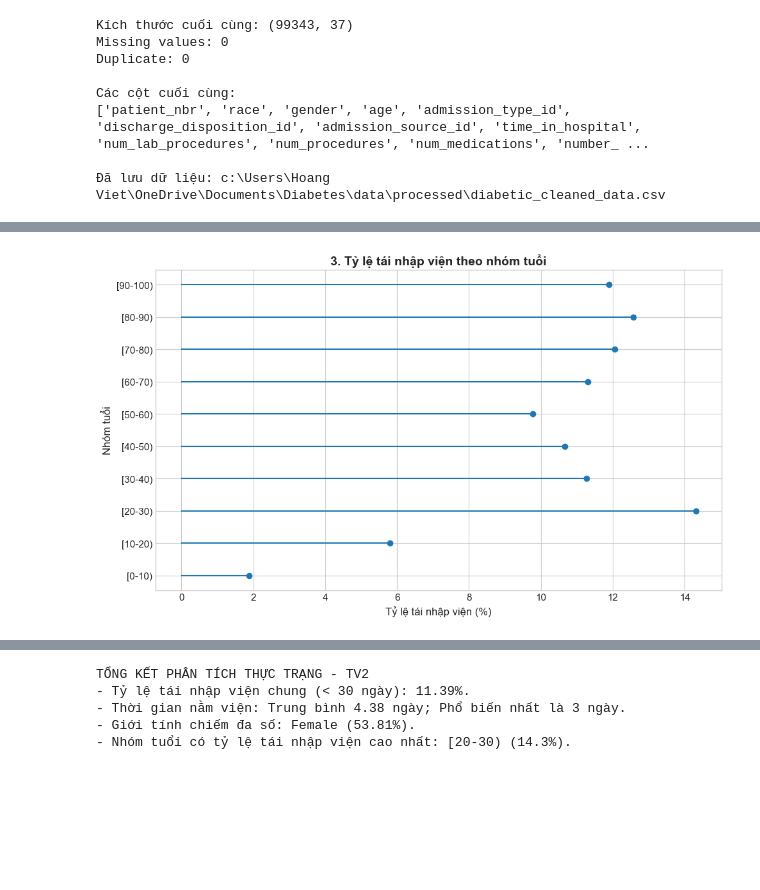
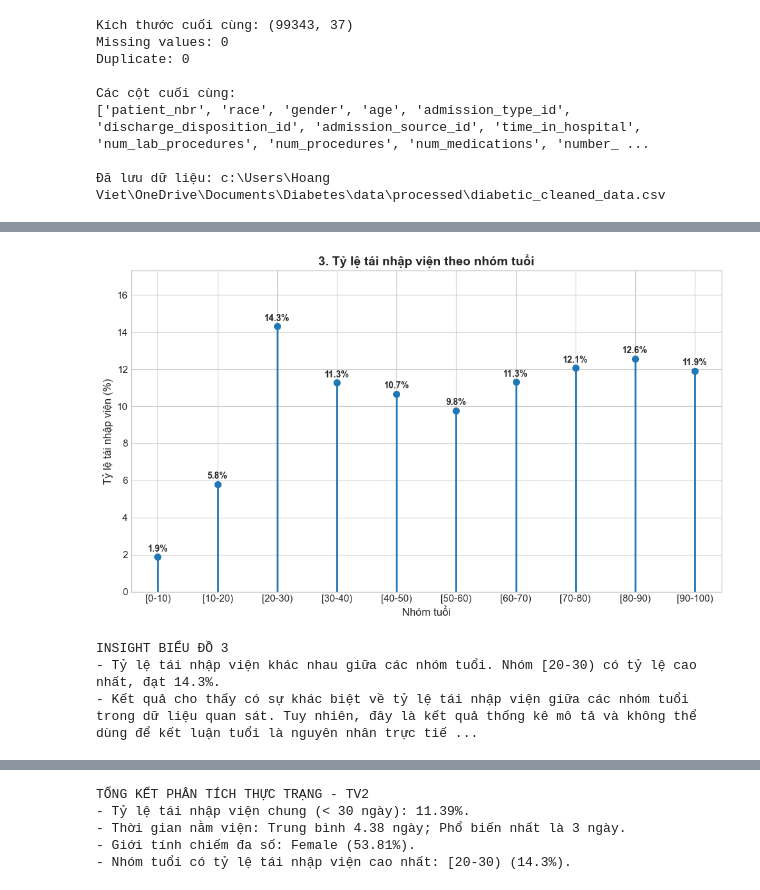
Before and after one commit to Zietlott/DataAnalysis-Visualization, a Jupyter notebook: code/diabetic.ipynb, the cells around one changed output, grey strips where cells are left out. Drawn from its saved outputs; the diff is of its cells as text; code cells hidden in the pictures; blank space fills up the shorter version.

```diff
--- a/code/diabetic.ipynb
+++ b/code/diabetic.ipynb
@@ -383,42 +512,75 @@ Phổ biến nhất: 3 ngày
 # %%
 # 2.3. Tái nhập viện theo tuổi -> Lollipop
-age_readmit = (
-    df.groupby("age")["target_30days"]
-    .mean() * 100
+# Chia dữ liệu theo từng nhóm tuổi và tính tỷ lệ tái nhập viện
+age_readmit = df.groupby("age")["target_30days"].mean() * 100
+
+# Tạo vị trí cho các nhóm tuổi trên trục X
+x = range(len(age_readmit))
+
+# Vẽ biểu đồ
+plt.figure(figsize=(10, 6))
+
+# Vẽ đường thẳng từ 0 đến tỷ lệ tái nhập viện
+plt.vlines(
+    x=x,
+    ymin=0,
+    ymax=age_readmit.values,
+    linewidth=2
 )
 
-plt.figure(figsize=(10, 6))
+# Vẽ điểm ở đầu mỗi đường
+plt.plot(x, age_readmit.values, "o", markersize=7)
 
-plt.hlines(
-    y=age_readmit.index,
-    xmin=0,
-    xmax=age_readmit.values
-)
+# Hiển thị tỷ lệ % trên từng điểm
+for i, value in enumerate(age_readmit.values):
+    plt.text(
+        i,
+        value + 0.3,
+        f"{value:.1f}%",
+        ha="center",
+        fontsize=10,
+        fontweight="bold"
+    )
 
-plt.plot(
-    age_readmit.values,
-    age_readmit.index,
-    "o"
-)
+plt.title("3. Tỷ lệ tái nhập viện theo nhóm tuổi", fontweight="bold")
 
-plt.title(
-    "3. Tỷ lệ tái nhập viện theo nhóm tuổi",
-    fontweight="bold"
-)
+plt.xlabel("Nhóm tuổi")
+plt.ylabel("Tỷ lệ tái nhập viện (%)")
 
-plt.xlabel("Tỷ lệ tái nhập viện (%)")
-plt.ylabel("Nhóm tuổi")
+# Hiển thị tên nhóm tuổi trên trục X
+plt.xticks(x, age_readmit.index)
+
+# Trục Y bắt đầu từ 0
+plt.ylim(0, age_readmit.max() + 3)
 
 plt.tight_layout()
+
+# Lưu biểu đồ
 plt.savefig(
     FIGURES_DIR / "chart3_readmission_by_age.png",
     dpi=300,
     bbox_inches="tight"
 )
 
 plt.show()
 
+# Tìm nhóm tuổi có tỷ lệ tái nhập viện cao nhất
 highest_age_group = age_readmit.idxmax()
 highest_age_rate = age_readmit.max()
+
+# In insight của biểu đồ
+print("\nINSIGHT BIỂU ĐỒ 3")
+print(
+    f"- Tỷ lệ tái nhập viện khác nhau giữa các nhóm tuổi. "
+    f"Nhóm {highest_age_group} có tỷ lệ cao nhất, đạt {highest_age_rate:.1f}%."
+)
+print(
+    "- Kết quả cho thấy có sự khác biệt về tỷ lệ tái nhập viện giữa các nhóm tuổi "
+    "trong dữ liệu quan sát. Tuy nhiên, đây là kết quả thống kê mô tả và "
+    "không thể dùng để kết luận tuổi là nguyên nhân trực tiếp dẫn đến tái nhập viện."
+)
 # %% [output]
-[figure, old version]
+[figure, new version]
+INSIGHT BIỂU ĐỒ 3
+- Tỷ lệ tái nhập viện khác nhau giữa các nhóm tuổi. Nhóm [20-30) có tỷ lệ cao nhất, đạt 14.3%.
+- Kết quả cho thấy có sự khác biệt về tỷ lệ tái nhập viện giữa các nhóm tuổi trong dữ liệu quan sát. Tuy nhiên, đây là kết quả thống kê mô tả và không thể dùng để kết luận tuổi là nguyên nhân trực tiế ...
```
Also changed, not shown: parts of 69 cells of this notebook, 14 other files.
